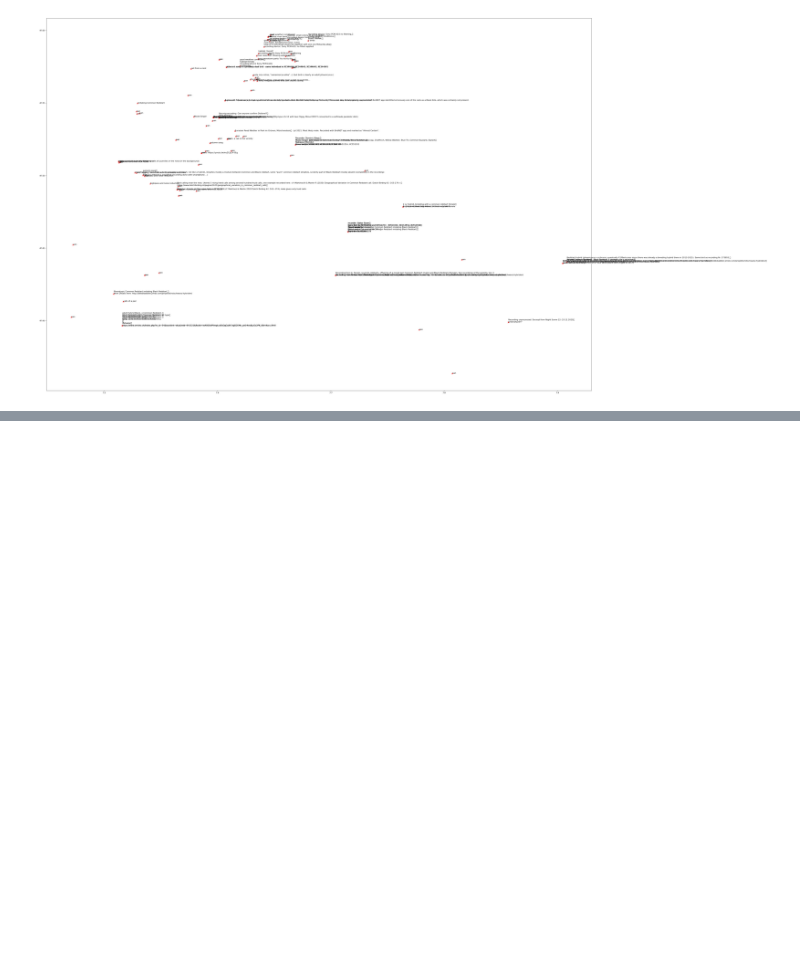
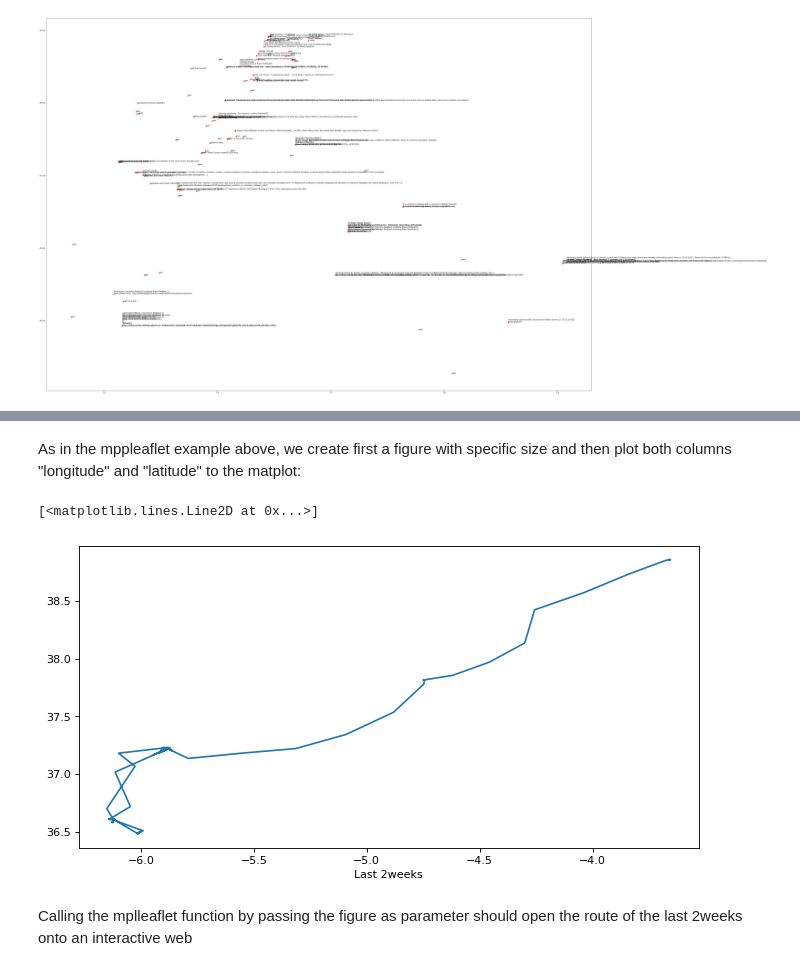
Before and after one commit to fleshgordo/cocreate22, a Jupyter notebook: 004_plotting.ipynb, the cells around one changed output, grey strips where cells are left out. Saved outputs shown, nothing was run; the diff lists cells and outputs as text; code cells hidden in the pictures; blank space fills up the shorter version.

```diff
--- a/004_plotting.ipynb
+++ b/004_plotting.ipynb
@@ -152,0 +165,11 @@ for i in range(len(df["rmk"])):
+# %%
+# specify file name to load
+filename = "./sample_data/track-53e64761-422f-4f47-978c-a3492f985825.json"
+
+# open file and read json data
+with open(filename) as json_data:
+    data = json.load(json_data)
+
+# create dataframe
+df = pd.json_normalize(data["data"])
+df
@@ -152,0 +224,3 @@ for i in range(len(df["rmk"])):
+# %%
+df2w = pd.DataFrame.from_dict(df["attributes.locations"][0]) # create new dataframe and store it in df2w
+df2w
@@ -152,0 +241,11 @@ for i in range(len(df["rmk"])):
+# %% [markdown]
+As in the mppleaflet example above, we create first a figure with specific size and then plot both columns "longitude" and "latitude" to the matplot:
+# %%
+fig = plt.figure(figsize=(10,5), dpi=80)
+plt.xlabel("Last 2weeks")
+plt.plot(df2w["longitude"],df2w["latitude"])
+# %% [output]
+[<matplotlib.lines.Line2D at 0x...>]
+[figure, added]
+# %% [markdown]
+Calling the mplleaflet function by passing the figure as parameter should open the route of the last 2weeks onto an interactive web
```
Also changed, not shown: parts of 17 cells of this notebook, 3 other files.
